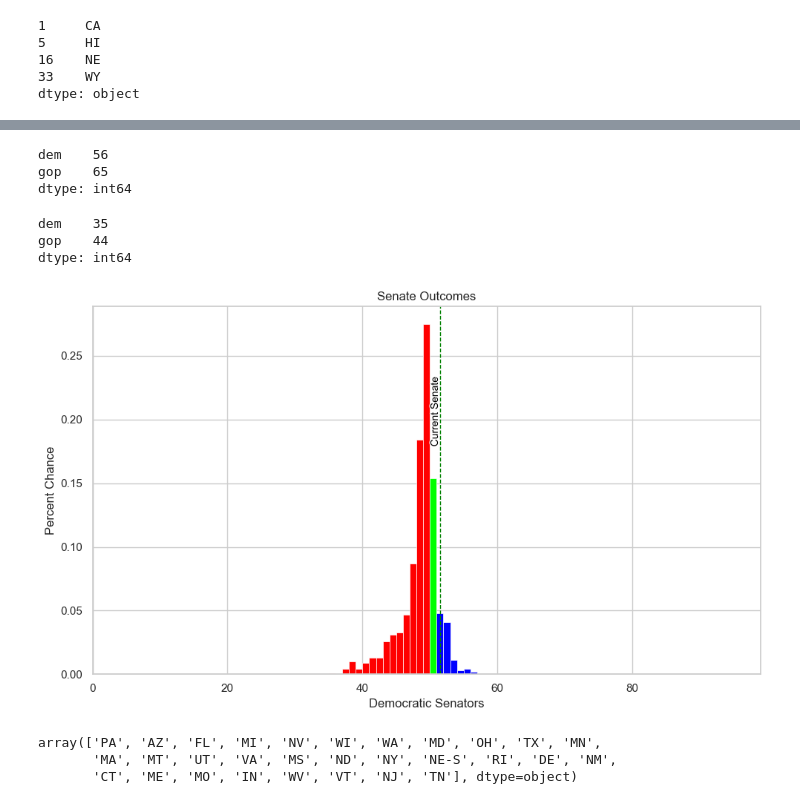
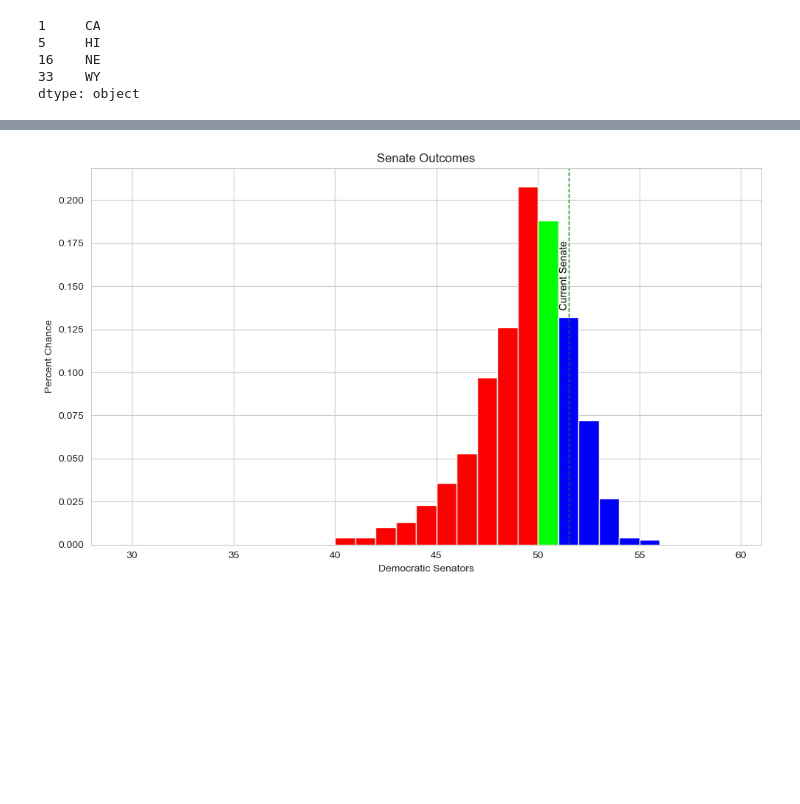
Before and after one commit to andrewpwalters/US-Presidential-Fundamentals, a Jupyter notebook: Notebooks/Polling Model - Senate 2024.ipynb, the cells around one changed output, grey strips where cells are left out. Saved outputs shown, nothing was run; the diff lists cells and outputs as text; code cells hidden in the pictures; blank space fills up the shorter version.

```diff
--- a/Notebooks/Polling Model - Senate 2024.ipynb
+++ b/Notebooks/Polling Model - Senate 2024.ipynb
@@ -884,9 +830,7 @@ for party in ['dem', 'gop', 'oth']:
     pop_effects_flat = pop_effects.ravel()
     interim[f"pop_effects_{party}"] = pop_effects_flat
 
-    interim[f"polling_error_{party}"] = idata.posterior[f"polling_error_fund_{party}"].values.ravel()
-
-    interim[f"fund_{party}"] = interim[f"pollster_effects_{party}"] + interim[f"method_effects_{party}"] + interim[f"pop_effects_{party}"] + interim[f"polling_error_{party}"]
+    interim[f"fund_{party}"] = interim[f"pollster_effects_{party}"] + interim[f"method_effects_{party}"] + interim[f"pop_effects_{party}"]
 # %%
 df_results = pd.DataFrame(columns=combinations)
 df_day_mean = pd.DataFrame(index=day, columns=combinations)
@@ -900,11 +844,11 @@ for d in tqdm(day):
     day_results = {}
     for state in states:
         for party in ['dem', 'gop', 'oth']:
-            # Calculate the results and store them in the dictionary
+            polling_error = 0 if state == 'US' else 0.067 * idata.posterior[f"polling_error_state_{party}"].sel(state=f"{state}").values.ravel()
             day_results[f"{state}_{party}"] = inv_logit(
                 interim[f"fund_{party}"] +
                 idata.posterior[f"{party}_state_effect"].sel(state=f"{state}").values.ravel() +
-                idata.posterior[f"polling_error_state_{party}"].sel(state=f"{state}").values.ravel() +
+                polling_error +
                 idata.posterior[f"{party}_state_multi"].sel(state=f"{state}").values.ravel() *
                 (idata.posterior[f"{party}_day_effect"].sel(day=d).values.ravel()
                 #+ (.05 if party == 'gop' else 0) # 1% swing towards GOP
@@ -1055,34 +1083,0 @@ Length: 687, dtype: object
-# %%
-fig, ax = plt.subplots(figsize=(10, 6))
-
-# Plotting dem_votes and gop_votes on the same axes
-
-df_day_mean.filter(regex='_dem$').mean(axis=1).plot(color='blue', label='Democrats Mean')
-plt.fill_between(df_day_97.index, df_day_03.filter(regex='_dem$').mean(axis=1).ffill(), df_day_97.filter(regex='_dem$').mean(axis=1).ffill(), color='blue', alpha=0.2, label='Dem. 94% HDI')
-plt.fill_between(df_day_75.index, df_day_25.filter(regex='_dem$').mean(axis=1).ffill(), df_day_75.filter(regex='_dem$').mean(axis=1).ffill(), color='blue', alpha=0.3, label='Dem. 50% HDI')
-
-df_day_mean.filter(regex='gop$').mean(axis=1).plot(color='red', label='GOP Mean')
-plt.fill_between(df_day_97.index, df_day_03.filter(regex='gop$').mean(axis=1).ffill(), df_day_97.filter(regex='gop$').mean(axis=1).ffill(), color='red', alpha=0.2, label='GOP 94% HDI')
-plt.fill_between(df_day_75.index, df_day_25.filter(regex='gop$').mean(axis=1).ffill(), df_day_75.filter(regex='gop$').mean(axis=1).ffill(), color='red', alpha=0.3, label='GOP 50% HDI')
-
-# Set limits and labels
-ax.set_ylim(0.35,.6)
-ax.set_xlim(dt.datetime(2024, 1, 1), dt.datetime(2024, 11, 5))
-ax.set_ylabel('% Vote')
-ax.set_xlabel('Date')
-ax.legend()
-ax.set_title(f'2024 Senate Polling: Generic')
-
-events = [
-            (dt.datetime(2024, 11, 5), 'Election Day'),
-         ]
-
-for date, event in events:
-    ax.axvline(x=date, color='green', linestyle='--', linewidth=2)
-    plt.text(date, 0.4, event, rotation=90, verticalalignment='center', horizontalalignment='right', fontsize=10)
-
-ax.axvline(x=datetime.datetime.today(), color='black', linestyle='-', linewidth=2)
-plt.text(datetime.datetime.today(), 0.4, "Today", rotation=90, verticalalignment='center', horizontalalignment='right', fontsize=10)
-
-plt.tight_layout()
-plt.savefig(f"senate_generic.png")
@@ -1193,19 +1171,7 @@ percent_greater_than_50, percent_equal_to_50, percent_lower_than_50
-# %%
-df_senate[['dem','gop']].max()
-# %% [output]
-dem    56
-gop    65
-dtype: int64
-# %%
-df_senate[['dem','gop']].min()
-# %% [output]
-dem    35
-gop    44
-dtype: int64
 # %%
 plt.figure(figsize=(10, 6))
 
-bins = list(range(0, 50, 1)) + [50] + list(range(51, 100, 1))
+bins = list(range(28, 50, 1)) + [50] + list(range(51, 62, 1))
 
 # Use sns.histplot to plot the histogram
 ax = sns.histplot(df_senate['dem'], bins=bins, kde=False, stat="probability")
@@ -1230,40 +1196,34 @@ for patch in ax.patches:
     elif x == 50:
         patch.set_facecolor('lime')
     else:
         patch.set_facecolor('lime')
 
 # Adding titles and labels
 plt.title('Senate Outcomes')
 plt.xlabel('Democratic Senators')
 plt.xlim(lowest_bar, highest_bar)
 plt.ylabel('Percent Chance')
 
 events = [
     (51.5, 'Current Senate'),
 ]
 
 label_position = 3/4 * max_height
 
 for date, event in events:
     ax.axvline(x=date, color='green', linestyle='--', linewidth=1)
     text = plt.text(date, label_position, event, rotation=90, verticalalignment='center',
                     horizontalalignment='right', fontsize=10, color='black')
 
     # Add white outline to the text
     text.set_path_effects([path_effects.Stroke(linewidth=2, foreground='white'),
                            path_effects.Normal()])
 
 plt.tight_layout()
 # Display the plot
 plt.savefig('2way_enight_ec.png')
 # %% [output]
-[figure, old version]
+[figure, new version]
-# %%
-states
-# %% [output]
-array(['PA', 'AZ', 'FL', 'MI', 'NV', 'WI', 'WA', 'MD', 'OH', 'TX', 'MN',
-       'MA', 'MT', 'UT', 'VA', 'MS', 'ND', 'NY', 'NE-S', 'RI', 'DE', 'NM',
-       'CT', 'ME', 'MO', 'IN', 'WV', 'VT', 'NJ', 'TN'], dtype=object)
 # %%
 df_margin = pd.DataFrame(columns=states)
 df_gop = pd.DataFrame(columns=states)
```
Also changed, not shown: parts of 47 cells of this notebook, 10 other files.
